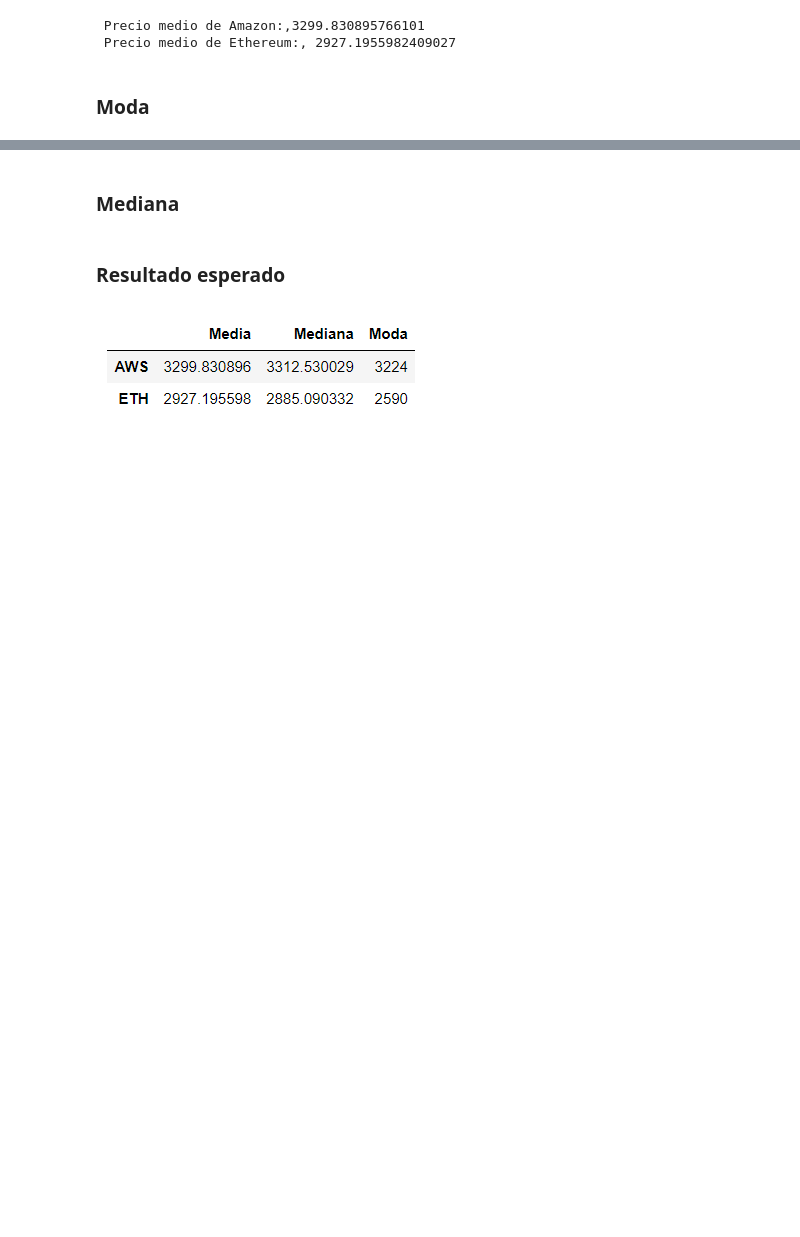
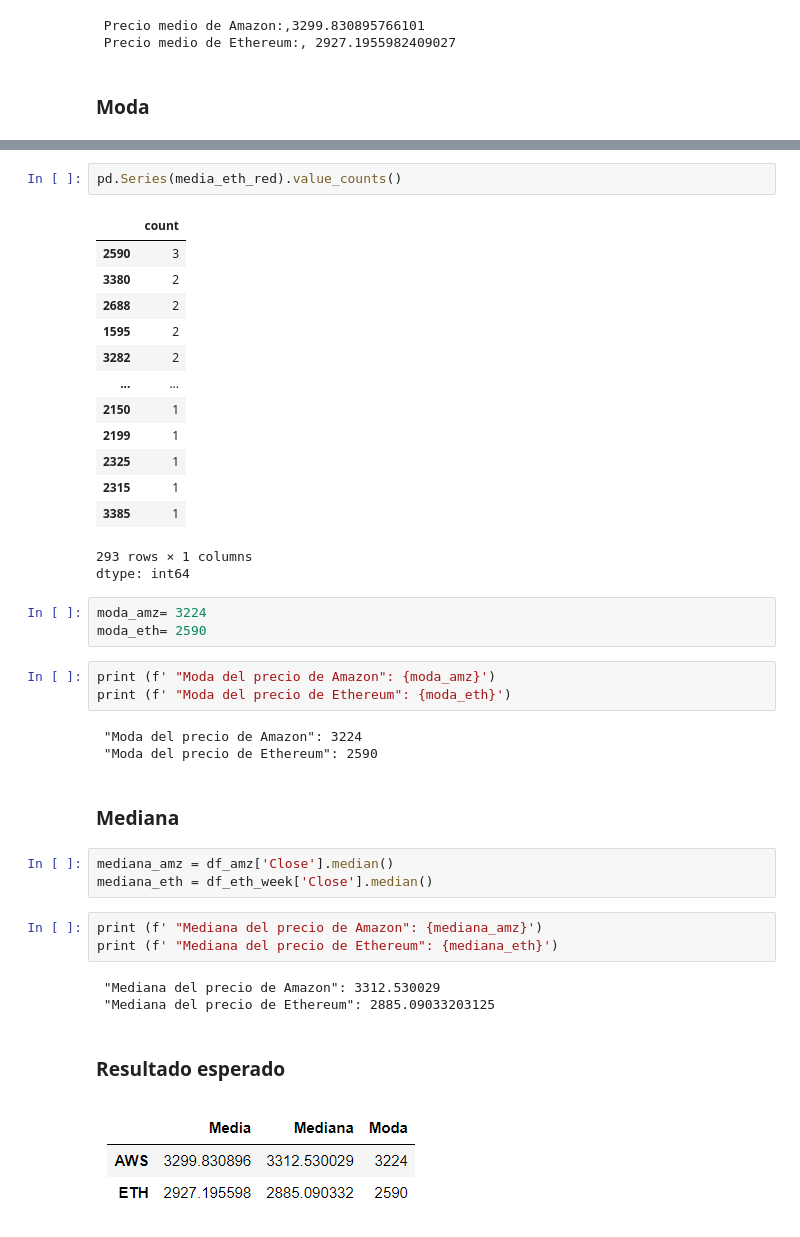
Before and after one commit to MafeRC08/MafeRC08, a Jupyter notebook: Copia_de_Estadística_Descriptiva_Centralidad.ipynb, the cells around one changed output, grey strips where cells are left out. Saved outputs shown, nothing was run; the diff lists cells and outputs as text; blank space fills up the shorter version.

```diff
--- a/Copia_de_Estadística_Descriptiva_Centralidad.ipynb
+++ b/Copia_de_Estadística_Descriptiva_Centralidad.ipynb
@@ -121,5 +142,40 @@ dtype: float64
+# %%
+pd.Series(media_eth_red).value_counts()
+# %% [output]
+|  | count |
+| 2590 | 3 |
+| 3380 | 2 |
+| 2688 | 2 |
+| 1595 | 2 |
+| 3282 | 2 |
+| ... | ... |
+| 2150 | 1 |
+| 2199 | 1 |
+| 2325 | 1 |
+| 2315 | 1 |
+| 3385 | 1 |
+293 rows × 1 columns
+dtype: int64
+# %%
+moda_amz= 3224
+moda_eth= 2590
+# %%
+print (f' "Moda del precio de Amazon": {moda_amz}')
+print (f' "Moda del precio de Ethereum": {moda_eth}')
+# %% [output]
+ "Moda del precio de Amazon": 3224
+ "Moda del precio de Ethereum": 2590
 # %% [markdown]
 ### Mediana
+# %%
+mediana_amz = df_amz['Close'].median()
+mediana_eth = df_eth_week['Close'].median()
+# %%
+print (f' "Mediana del precio de Amazon": {mediana_amz}')
+print (f' "Mediana del precio de Ethereum": {mediana_eth}')
+# %% [output]
+ "Mediana del precio de Amazon": 3312.530029
+ "Mediana del precio de Ethereum": 2885.09033203125
 # %% [markdown]
 ### Resultado esperado
 # %% [markdown]
```
Also changed, not shown: parts of 4 cells of this notebook.
